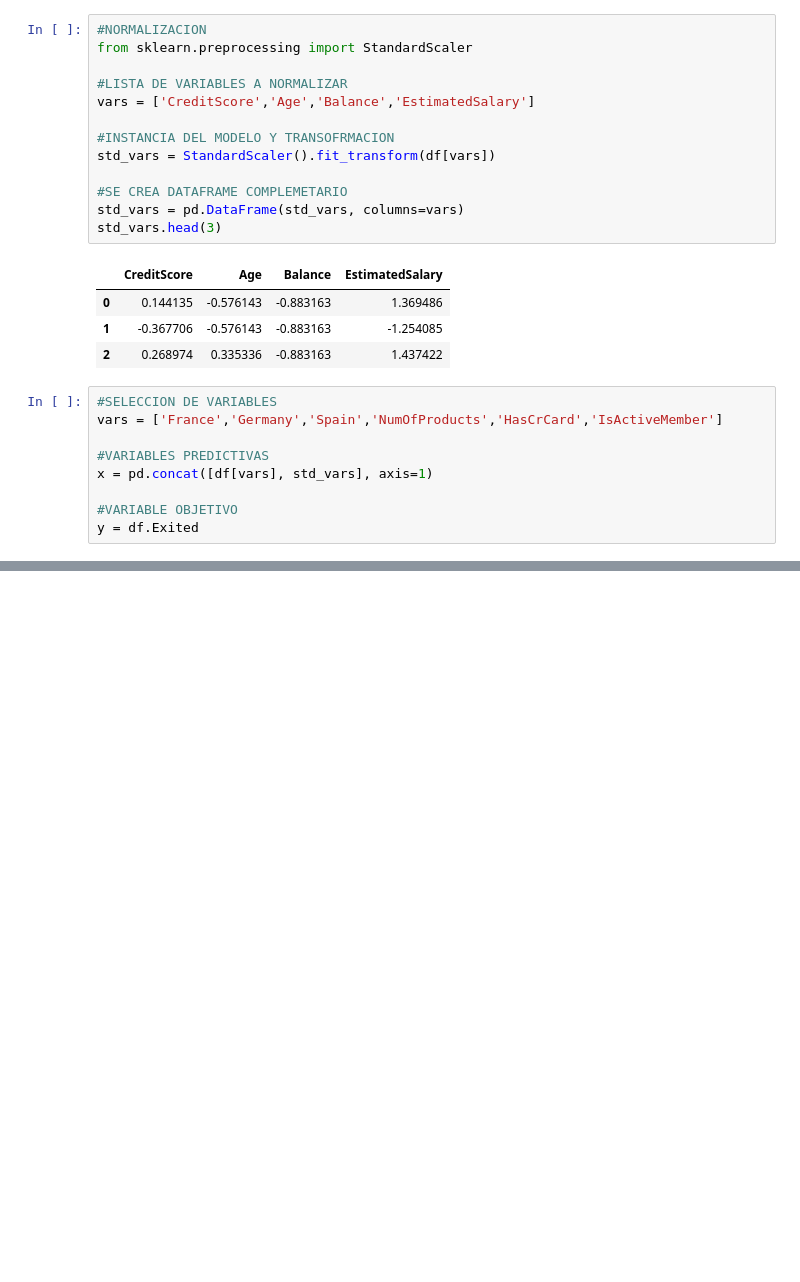
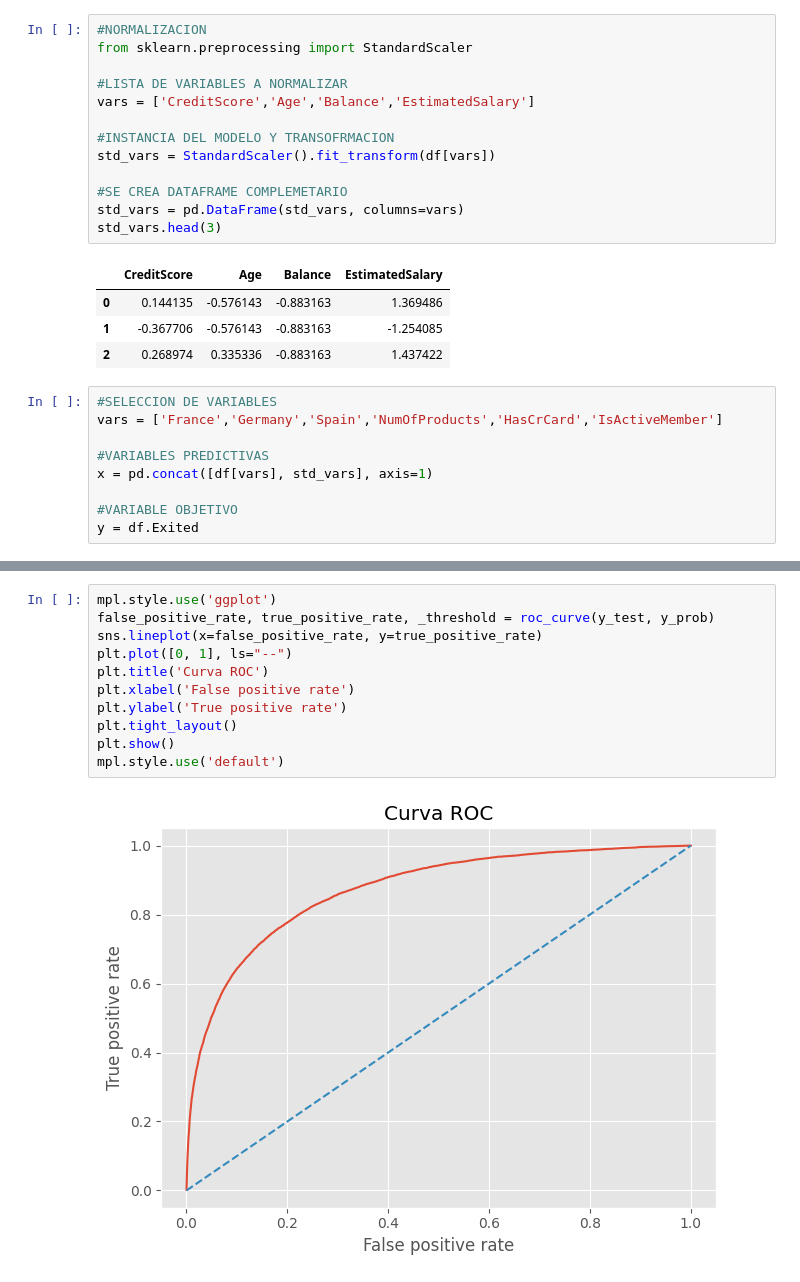
Before and after one commit to arielRas/KaggleCompetition-Coder52295, a Jupyter notebook: Model.ipynb, the cells around one changed output, grey strips where cells are left out. Saved outputs shown, nothing was run; the diff lists cells and outputs as text; blank space fills up the shorter version.

```diff
--- a/Model.ipynb
+++ b/Model.ipynb
@@ -41,0 +90,13 @@ y = df.Exited
+# %%
+mpl.style.use('ggplot')
+false_positive_rate, true_positive_rate, _threshold = roc_curve(y_test, y_prob)
+sns.lineplot(x=false_positive_rate, y=true_positive_rate)
+plt.plot([0, 1], ls="--")
+plt.title('Curva ROC')
+plt.xlabel('False positive rate')
+plt.ylabel('True positive rate')
+plt.tight_layout()
+plt.show()
+mpl.style.use('default')
+# %% [output]
+[figure, added]
```
Also changed, not shown: parts of 10 cells of this notebook.
